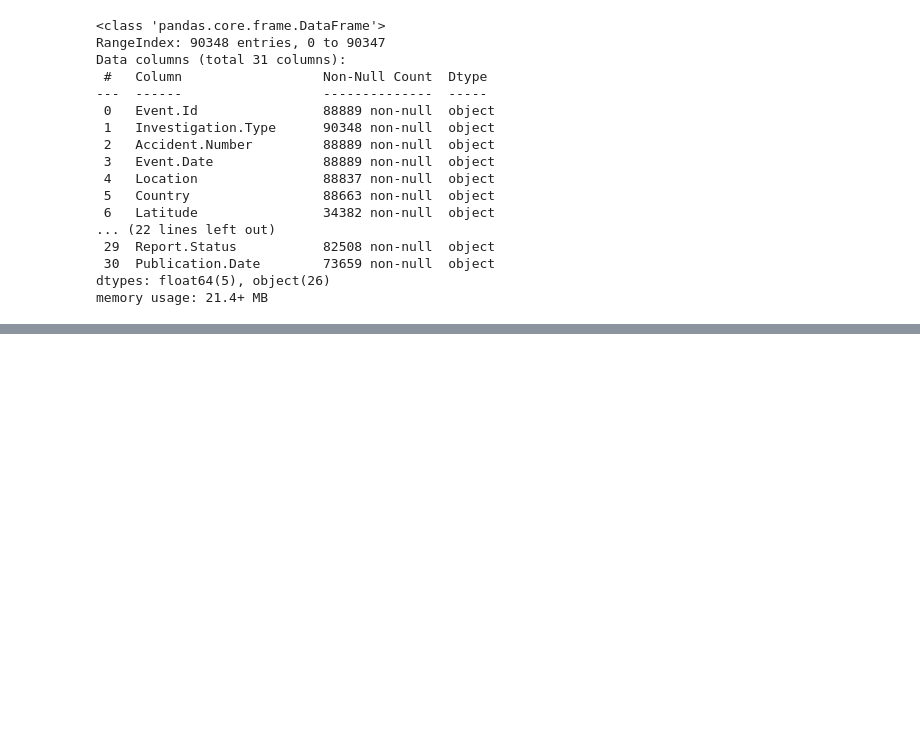
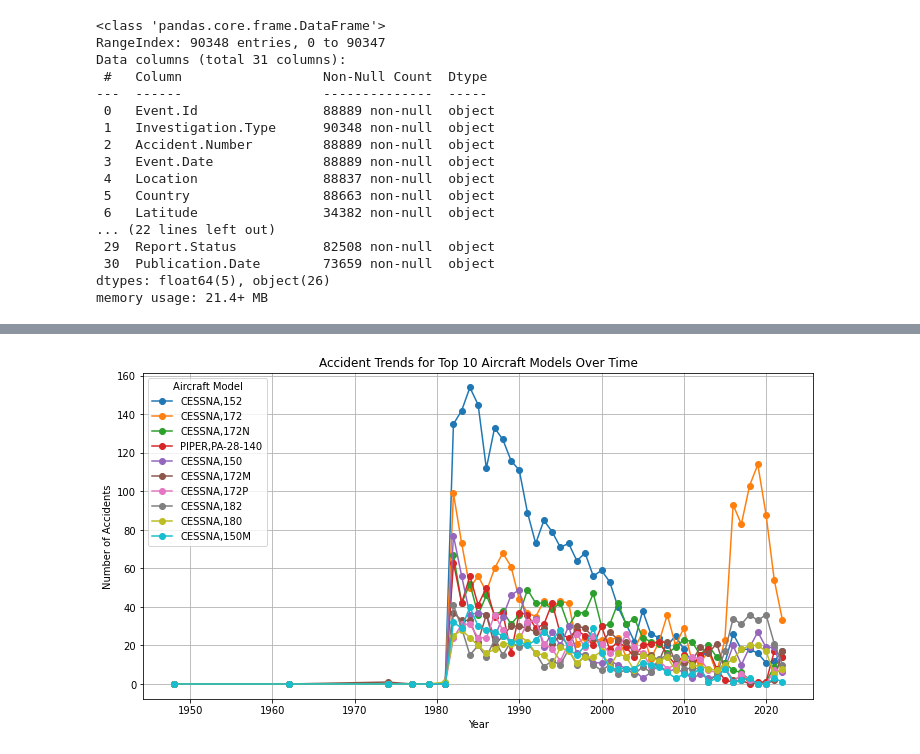
Before and after one commit to vanzerrriii/Aviation_Risk_Analysis, a Jupyter notebook: Aviation_Risk_Analysis.ipynb, the cells around one changed output, grey strips where cells are left out. Saved outputs shown, nothing was run; the diff lists cells and outputs as text; code cells hidden in the pictures; blank space fills up the shorter version.

Commit message:
Updated Aviation Risk Analysis Notebook with new conclusions

```diff
--- a/Aviation_Risk_Analysis.ipynb
+++ b/Aviation_Risk_Analysis.ipynb
@@ -78,0 +196,10 @@ dtype: object
+# %%
+#Replacing missing values with the mean to the nearest whole number
+df['Number.of.Engines'].fillna(round(df['Number.of.Engines'].mean()), inplace = True)
+df['Total.Fatal.Injuries'].fillna(round(df['Total.Fatal.Injuries'].mean()), inplace=True)
+df['Total.Serious.Injuries'].fillna(round(df['Total.Serious.Injuries'].mean()), inplace = True)
+df['Total.Minor.Injuries'].fillna(round(df['Total.Minor.Injuries'].mean()), inplace = True)
+df['Total.Uninjured'].fillna(round(df['Total.Uninjured'].mean()), inplace = True)
+
+#Check for remaining null values
+df.isna().sum()
@@ -78,0 +227,4 @@ dtype: object
+# %%
+#Replacing the rest of the null values in the dataframe with the string missing
+df.fillna('missing', inplace=True)
+df.isna().sum()
@@ -78,0 +379,18 @@ dtype: object
+# %%
+# Trend Analysis of Accidents by Aircraft Model
+df['Year'] = df['Event.Date'].dt.year  # Extract year from event date
+
+# Grouping by Make_Model and Year to count accidents
+accidents_per_year = df.groupby(['Make_Model', 'Year']).size().unstack(fill_value=0)
+
+# Plotting trends for the top 10 aircraft models with the most accidents
+top_10_models = accidents_per_year.sum(axis=1).nlargest(10).index
+accidents_per_year.loc[top_10_models].T.plot(figsize=(12,6), marker='o')
+plt.title("Accident Trends for Top 10 Aircraft Models Over Time")
+plt.xlabel("Year")
+plt.ylabel("Number of Accidents")
+plt.legend(title="Aircraft Model")
+plt.grid()
+plt.show()
+# %% [output]
+[figure, added]
```
Also changed, not shown: parts of 39 cells of this notebook.
